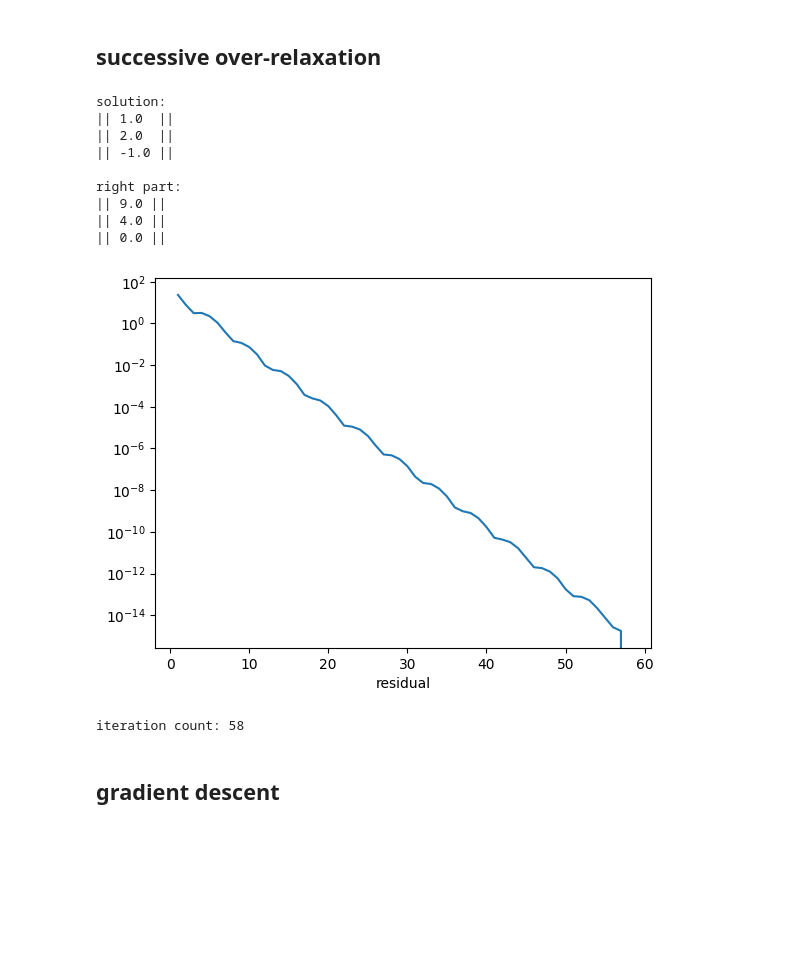
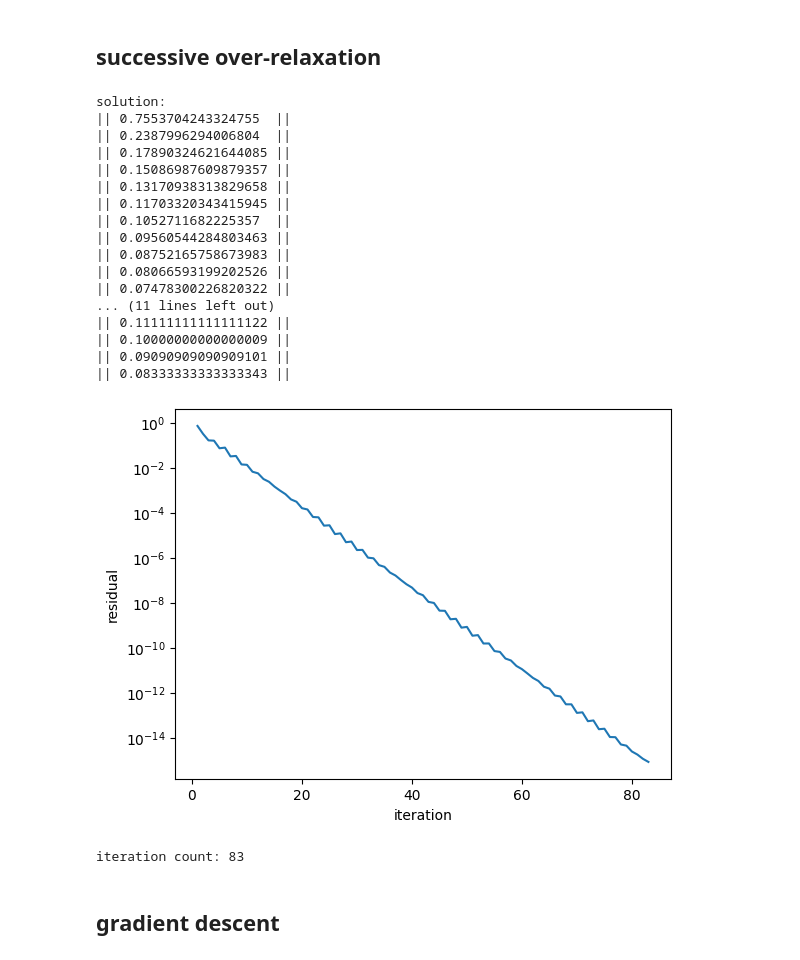
Before and after one commit to VoyakaGOD/computational-mathematics, a Jupyter notebook: linear-system.ipynb, the cells around one changed output. Cells and saved outputs as stored; diff of their text form; code cells hidden in the pictures; blank space fills up the shorter version.

Commit message:
matrix was selected

```diff
--- a/linear-system.ipynb
+++ b/linear-system.ipynb
@@ -178,7 +177,7 @@ def show_residual_plot():
         return
     plt.plot(plot_x_points, plot_y_points)
     plt.xlabel("iteration")
-    plt.xlabel("residual")
+    plt.ylabel("residual")
     plt.yscale("log")
     plt.show()
     print("iteration count:", len(plot_x_points))
@@ -187,8 +186,10 @@ def show_residual_plot():
 # %% [markdown]
 ## Matrix and other settings
 # %%
-A = Matrix([[2, 3, -1], [4, 1, 2], [-3, 2, 1]])
-f = Vector([9, 4, 0])
+A = Matrix([[1 if i == j else 1/(i*i + j) for j in range(1, 13)] for i in range(1, 13)])
+
+f = Vector([1 / i for i in range(1, 13)])
+
 zero_eps = 1e-15    #for zero checking
 eps = 1e-15         #residual for iterational methods
 w_SOR = 3/2         #parameter for SOR method
@@ -304,10 +311,13 @@ def find_solution_by_Jacobi(A : Matrix, f : Vector, x0 : Vector) -> Vector:
     n = A.shape()[0]
     x = x0.copy()
     x_dual = Vector.zeros(n)
+    __iteration = 0
     while norm(A * x - f) > eps:
         for i in range(n):
             x_dual[i] = (-sum([A[i, j] * x[j] for j in range(n) if i != j]) + f[i]) / A[i, i]
         x, x_dual = x_dual, x
+        __iteration += 1
+        add_residual_point(__iteration, norm(A * x - f))
     return x
 
 x = find_solution_by_Jacobi(A, f, Vector.zeros(A.n))
@@ -331,15 +351,15 @@ def find_solution_by_Seidel(A : Matrix, f : Vector, x0 : Vector) -> Vector:
     n = A.n
     x = x0.copy()
     x_dual = Vector.zeros(n)
-    iteration = 0
+    __iteration = 0
     while norm(A * x - f) > eps:
         for i in range(n):
             x_dual[i] = -(sum([A[i, j] * x_dual[j] for j in range(i) if i != j])
                           + sum([A[i, j] * x[j] for j in range(i+1, n) if i != j])
                           - f[i]) / A[i, i]
         x, x_dual = x_dual, x
-        iteration += 1
-        add_residual_point(iteration, norm(A * x - f))
+        __iteration += 1
+        add_residual_point(__iteration, norm(A * x - f))
     return x
 
 x = find_solution_by_Seidel(A, f, Vector.zeros(A.n))
@@ -361,34 +389,42 @@ iteration count: 15
 # %%
 def find_solution_by_SOR(A : Matrix, f : Vector, x0 : Vector) -> Vector:
     f = A.T() * f
     A = A.T() * A
     n = A.n
     x = x0.copy()
     x_dual = Vector.zeros(n)
-    iteration = 0
+    __iteration = 0
     while norm(A * x - f) > eps:
         for i in range(n):
             x_dual[i] = (1 - w_SOR) * x[i] - w_SOR * (sum([A[i, j] * x_dual[j] for j in range(i) if i != j])
                           + sum([A[i, j] * x[j] for j in range(i+1, n) if i != j]) - f[i]) / A[i, i]
         x, x_dual = x_dual, x
-        iteration += 1
-        add_residual_point(iteration, norm(A * x - f))
+        __iteration += 1
+        add_residual_point(__iteration, norm(A * x - f))
     return x
 
 x = find_solution_by_SOR(A, f, Vector.zeros(A.n))
 show_result(x)
 # %% [output]
 solution:
-|| 1.0  ||
-|| 2.0  ||
-|| -1.0 ||
-
-right part:
-|| 9.0 ||
-|| 4.0 ||
-|| 0.0 ||
+|| 0.7553704243324755  ||
+|| 0.2387996294006804  ||
+|| 0.17890324621644085 ||
+|| 0.15086987609879357 ||
+|| 0.13170938313829658 ||
+|| 0.11703320343415945 ||
+|| 0.1052711682225357  ||
+|| 0.09560544284803463 ||
+|| 0.08752165758673983 ||
+|| 0.08066593199202526 ||
+|| 0.07478300226820322 ||
+... (11 lines left out)
+|| 0.11111111111111122 ||
+|| 0.10000000000000009 ||
+|| 0.09090909090909101 ||
+|| 0.08333333333333343 ||
-[figure, old version]
+[figure, new version]
-iteration count: 58
+iteration count: 83
 # %% [markdown]
 ## gradient descent
 # %%
```
Also changed, not shown: parts of 11 cells of this notebook.
